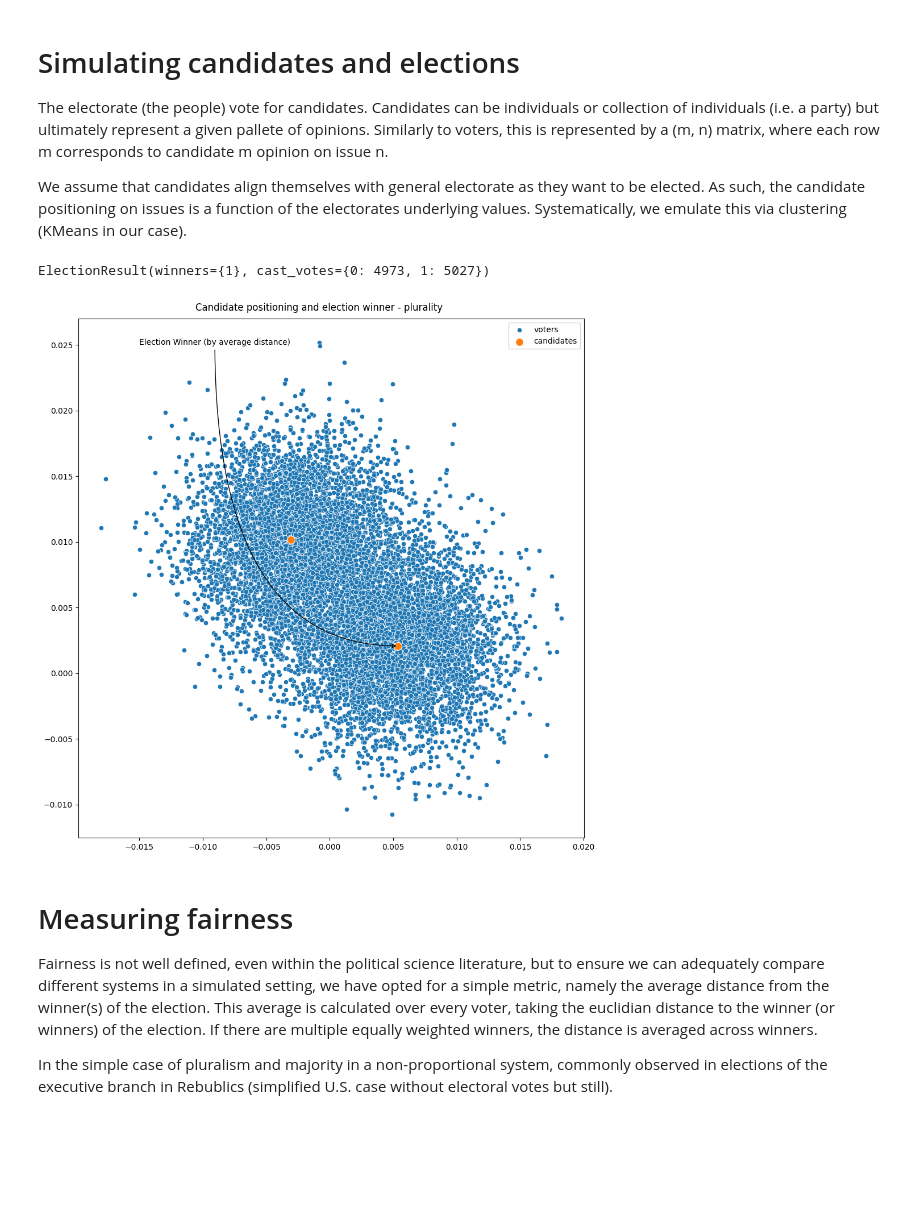
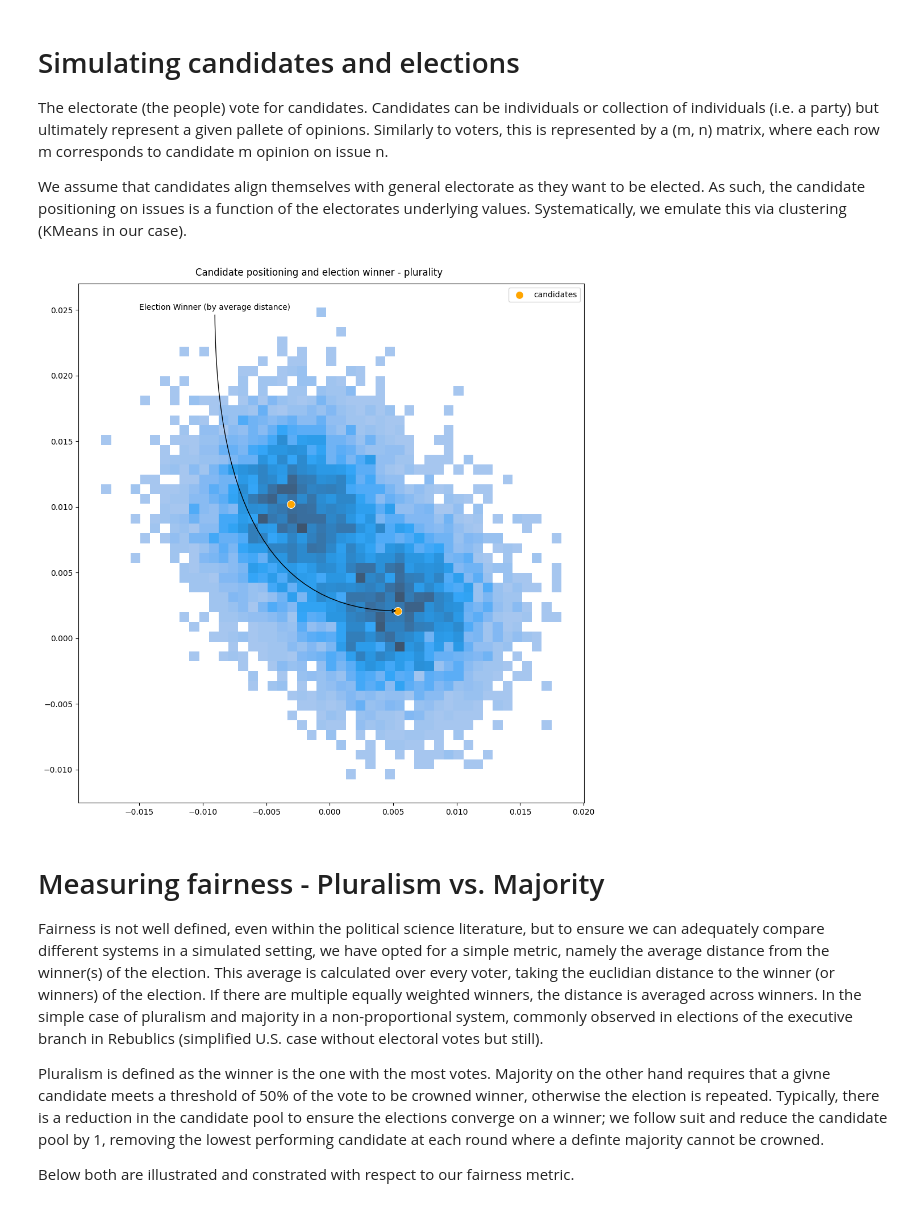
Before and after one commit to Expan75/complex-simulation-project, a Jupyter notebook: experiments.ipynb, the cells around one changed output. Drawn from its saved outputs; the diff is of its cells as text; code cells hidden in the pictures; blank space fills up the shorter version.

```diff
--- a/experiments.ipynb
+++ b/experiments.ipynb
@@ -71,30 +71,30 @@ from src.vsim.voting_system import NaivePlurality
 
 candidates = VotingSimulator.generate_candidates(n_candidates=2, electorate=bipolar_wide)
 result = NaivePlurality({}).elect(candidates=candidates, electorate=bipolar_wide)
-result
+winner = list(result.winners)[0]
-# %% [output]
-ElectionResult(winners={1}, cast_votes={0: 4973, 1: 5027})
 # %%
 fig, ax1 = plt.subplots(1,1, sharey=True, sharex=True, tight_layout=True, figsize=(10, 10))
-sns.scatterplot(x=bipolar_wide[:,0], y=bipolar_wide[:,1], label="voters", ax=ax1)
-sns.scatterplot(x=candidates[:,0], y=candidates[:,1], label="candidates", ax=ax1, s=100)
+sns.histplot(x=bipolar_wide[:,0], y=bipolar_wide[:,1], ax=ax1)
+sns.scatterplot(x=candidates[:,0], y=candidates[:,1], label="candidates", ax=ax1, s=100, color="orange")
 fig.suptitle("Candidate positioning and election winner - plurality")
 
 
 arrow_props = {
     "arrowstyle": "-|>",
     "connectionstyle": "angle3",
     "lw": 1,
 }
 
 # annotate the winner of the election
-plt.annotate("Election Winner (by average distance)", candidates[1, :], xytext=[-0.015, 0.025], xycoords='data', arrowprops=arrow_props)
+plt.annotate("Election Winner (by average distance)", candidates[winner, :], xytext=[-0.015, 0.025], xycoords='data', arrowprops=arrow_props)
 plt.show()
 # %% [output]
-[figure, old version]
+[figure, new version]
 # %% [markdown]
-# Measuring fairness
+# Measuring fairness - Pluralism vs. Majority
 
-Fairness is not well defined, even within the political science literature, but to ensure we can adequately compare different systems in a simulated setting, we have opted for a simple metric, namely the average distance from the winner(s) of the election. This average is calculated over every voter, taking the euclidian distance to the winner (or winners) of the election. If there are multiple equally weighted winners, the distance is averaged across winners.
+Fairness is not well defined, even within the political science literature, but to ensure we can adequately compare different systems in a simulated setting, we have opted for a simple metric, namely the average distance from the winner(s) of the election. This average is calculated over every voter, taking the euclidian distance to the winner (or winners) of the election. If there are multiple equally weighted winners, the distance is averaged across winners. In the simple case of pluralism and majority in a non-proportional system, commonly observed in elections of the executive branch in Rebublics (simplified U.S. case without electoral votes but still).
 
-In the simple case of pluralism and majority in a non-proportional system, commonly observed in elections of the executive branch in Rebublics (simplified U.S. case without electoral votes but still).
+Pluralism is defined as the winner is the one with the most votes. Majority on the other hand requires that a givne candidate meets a threshold of 50% of the vote to be crowned winner, otherwise the election is repeated. Typically, there is a reduction in the candidate pool to ensure the elections converge on a winner; we follow suit and reduce the candidate pool by 1, removing the lowest performing candidate at each round where a definte majority cannot be crowned.
+
+Below both are illustrated and constrated with respect to our fairness metric.
```
Also changed, not shown: parts of 2 cells of this notebook, 1 other file.
